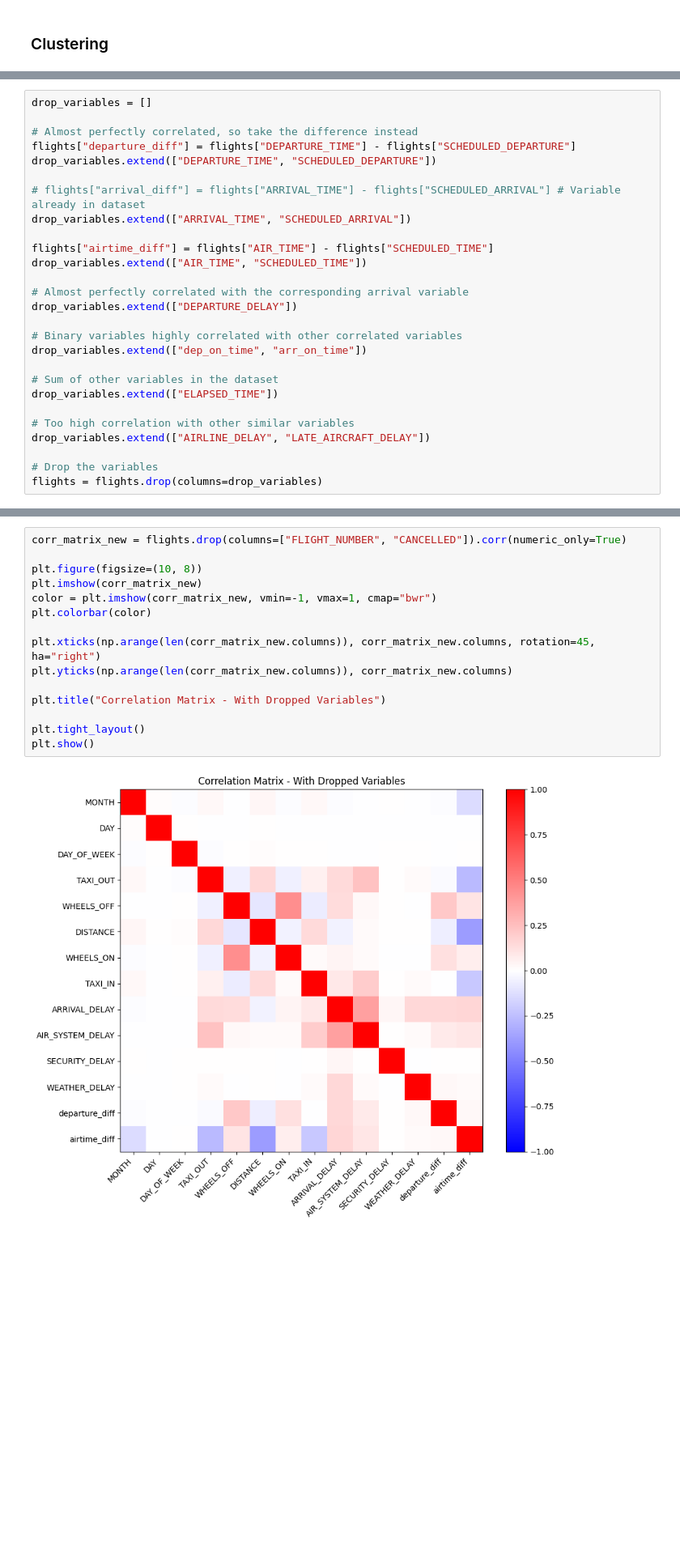
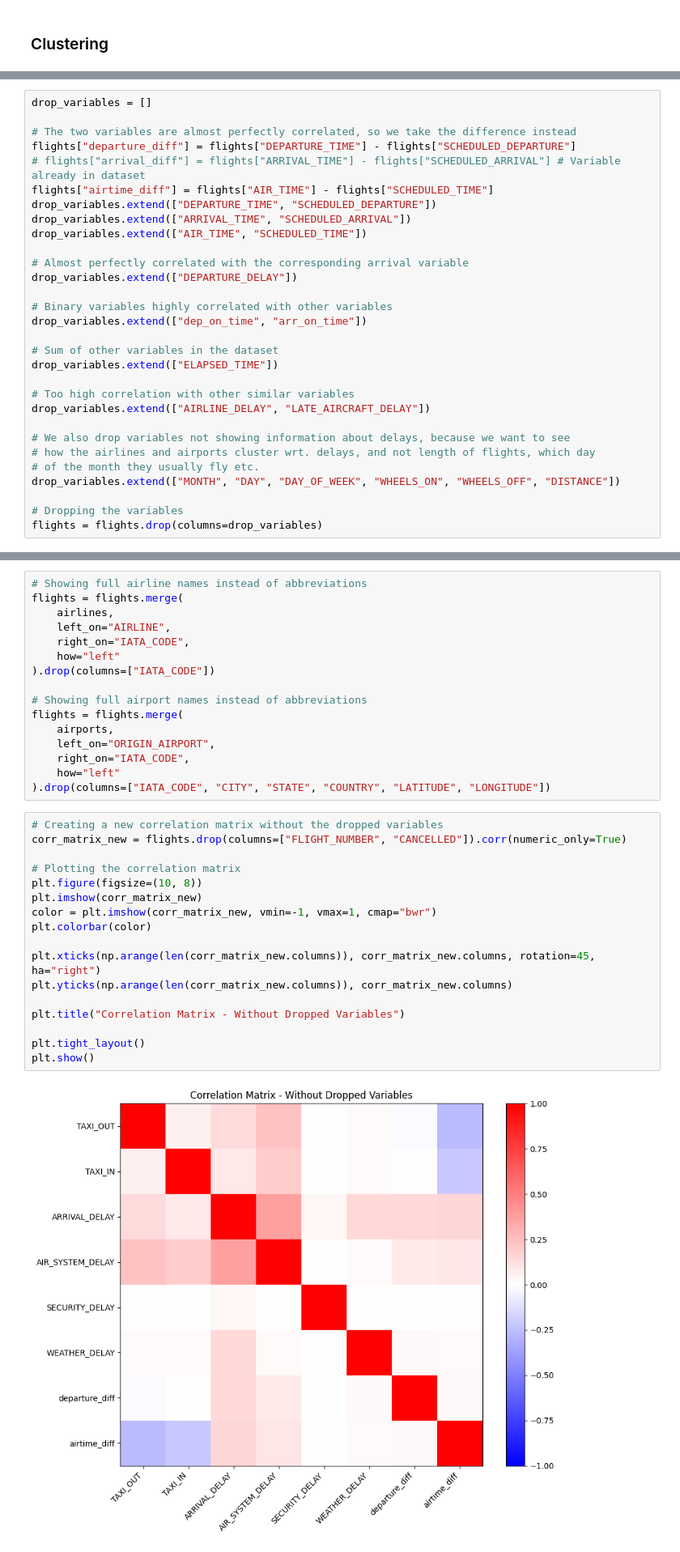
Before and after one commit to UCB-stat-159-f25/final-group21, a Jupyter notebook: EDA.ipynb, the cells around one changed output, grey strips where cells are left out. Shown at 81% size. Saved outputs shown, nothing was run; the diff lists cells and outputs as text; blank space fills up the shorter version.

Commit message:
finished clustering analysis with comments

```diff
--- a/EDA.ipynb
+++ b/EDA.ipynb
@@ -254,20 +262,18 @@ plt.show()
 # %%
 drop_variables = []
 
-# Almost perfectly correlated, so take the difference instead
+# The two variables are almost perfectly correlated, so we take the difference instead
 flights["departure_diff"] = flights["DEPARTURE_TIME"] - flights["SCHEDULED_DEPARTURE"]
+# flights["arrival_diff"] = flights["ARRIVAL_TIME"] - flights["SCHEDULED_ARRIVAL"] # Variable already in dataset
+flights["airtime_diff"] = flights["AIR_TIME"] - flights["SCHEDULED_TIME"]
 drop_variables.extend(["DEPARTURE_TIME", "SCHEDULED_DEPARTURE"])
-
-# flights["arrival_diff"] = flights["ARRIVAL_TIME"] - flights["SCHEDULED_ARRIVAL"] # Variable already in dataset
 drop_variables.extend(["ARRIVAL_TIME", "SCHEDULED_ARRIVAL"])
-
-flights["airtime_diff"] = flights["AIR_TIME"] - flights["SCHEDULED_TIME"]
 drop_variables.extend(["AIR_TIME", "SCHEDULED_TIME"])
 
 # Almost perfectly correlated with the corresponding arrival variable
 drop_variables.extend(["DEPARTURE_DELAY"])
 
-# Binary variables highly correlated with other correlated variables
+# Binary variables highly correlated with other variables
 drop_variables.extend(["dep_on_time", "arr_on_time"])
 
 # Sum of other variables in the dataset
@@ -276,5 +282,10 @@ drop_variables.extend(["ELAPSED_TIME"])
 # Too high correlation with other similar variables
 drop_variables.extend(["AIRLINE_DELAY", "LATE_AIRCRAFT_DELAY"])
 
-# Drop the variables
+# We also drop variables not showing information about delays, because we want to see
+# how the airlines and airports cluster wrt. delays, and not length of flights, which day
+# of the month they usually fly etc.
+drop_variables.extend(["MONTH", "DAY", "DAY_OF_WEEK", "WHEELS_ON", "WHEELS_OFF", "DISTANCE"])
+
+# Dropping the variables
 flights = flights.drop(columns=drop_variables)
@@ -281,17 +294,35 @@ flights = flights.drop(columns=drop_variables)
+# %%
+# Showing full airline names instead of abbreviations
+flights = flights.merge(
+    airlines,
+    left_on="AIRLINE",
+    right_on="IATA_CODE",
+    how="left"
+).drop(columns=["IATA_CODE"])
+
+# Showing full airport names instead of abbreviations
+flights = flights.merge(
+    airports,
+    left_on="ORIGIN_AIRPORT",
+    right_on="IATA_CODE",
+    how="left"
+).drop(columns=["IATA_CODE", "CITY", "STATE", "COUNTRY", "LATITUDE", "LONGITUDE"])
 # %%
+# Creating a new correlation matrix without the dropped variables
 corr_matrix_new = flights.drop(columns=["FLIGHT_NUMBER", "CANCELLED"]).corr(numeric_only=True)
 
+# Plotting the correlation matrix
 plt.figure(figsize=(10, 8))
 plt.imshow(corr_matrix_new)
 color = plt.imshow(corr_matrix_new, vmin=-1, vmax=1, cmap="bwr")
 plt.colorbar(color)
 
 plt.xticks(np.arange(len(corr_matrix_new.columns)), corr_matrix_new.columns, rotation=45, ha="right")
 plt.yticks(np.arange(len(corr_matrix_new.columns)), corr_matrix_new.columns)
 
-plt.title("Correlation Matrix - With Dropped Variables")
+plt.title("Correlation Matrix - Without Dropped Variables")
 
 plt.tight_layout()
 plt.show()
 # %% [output]
-[figure, old version]
+[figure, new version]
```
Also changed, not shown: parts of 15 cells of this notebook.
